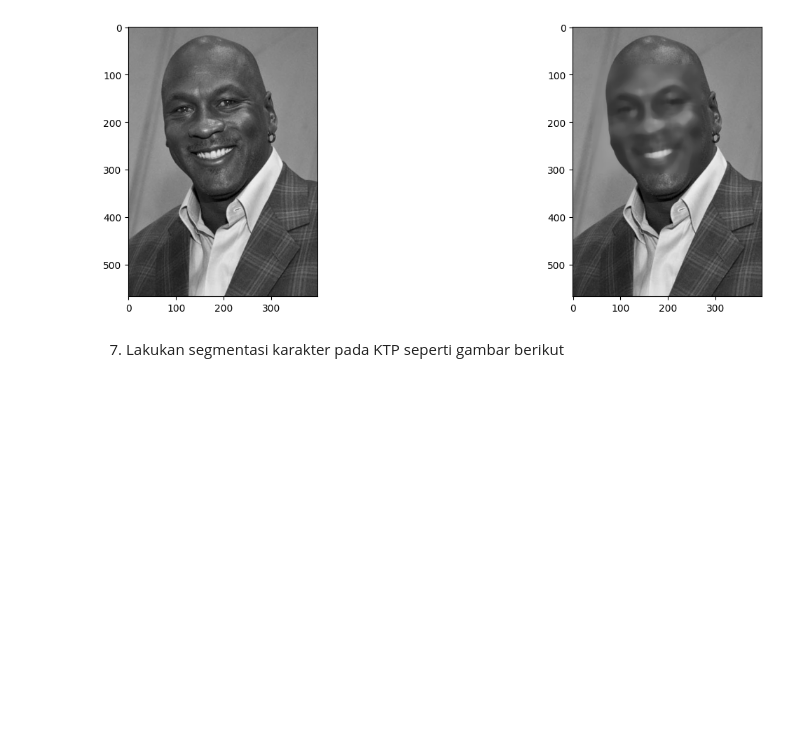
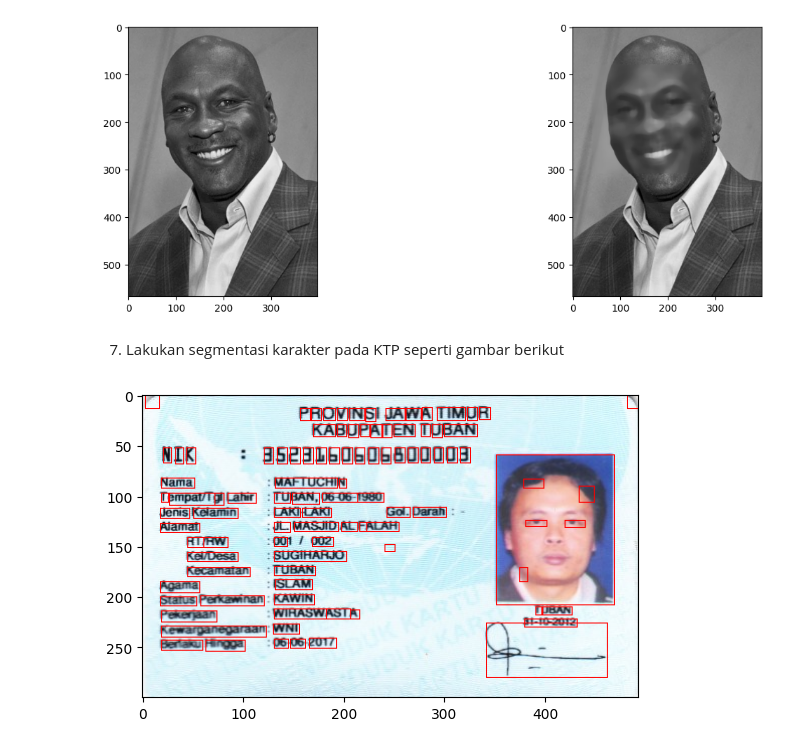
Before and after one commit to abdullahkhafabi-010/PCVK, a Jupyter notebook: WEEK12/Week12.ipynb, the cells around one changed output. Saved outputs shown, nothing was run; the diff lists cells and outputs as text; code cells hidden in the pictures; blank space fills up the shorter version.

```diff
--- a/WEEK12/Week12.ipynb
+++ b/WEEK12/Week12.ipynb
@@ -409,3 +409,27 @@ plt.show()
 [figure]
 # %% [markdown]
 7. Lakukan segmentasi karakter pada KTP seperti gambar berikut
+# %%
+ktp = cv.imread('/content/drive/MyDrive/PCVK/KTP/ktp4.png')
+
+gray = cv.cvtColor(ktp, cv.COLOR_BGR2GRAY)
+
+# Metode adaptif thresholding untuk menangani variasi pencahayaan
+bw = cv.adaptiveThreshold(gray, 255, cv.ADAPTIVE_THRESH_MEAN_C, cv.THRESH_BINARY_INV, 11, 15)
+
+kernel = np.ones((2, 2), np.uint8)
+morphology = cv.morphologyEx(bw, cv.MORPH_CLOSE, kernel)
+
+contours, _ = cv.findContours(morphology, cv.RETR_EXTERNAL, cv.CHAIN_APPROX_SIMPLE)
+
+for contour in contours:
+    x, y, w, h = cv.boundingRect(contour)
+    if w > 5 and h > 5:  # Menyesuaikan batas ukuran karakter yang terdeteksi
+        cv.rectangle(ktp, (x, y), (x + w, y + h), (0, 0, 255), 1)
+
+result = cv.cvtColor(ktp, cv.COLOR_BGR2RGB)
+
+plt.imshow(result)
+plt.show()
+# %% [output]
+[figure, added]
```
Also changed, not shown: parts of 2 cells of this notebook.
